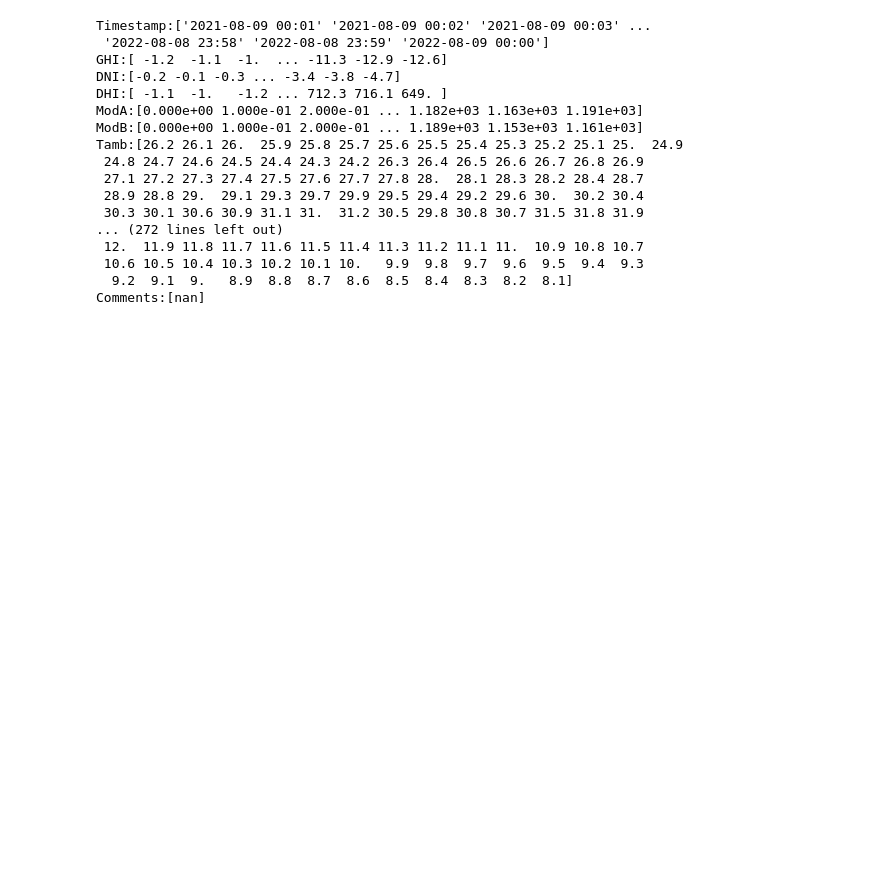
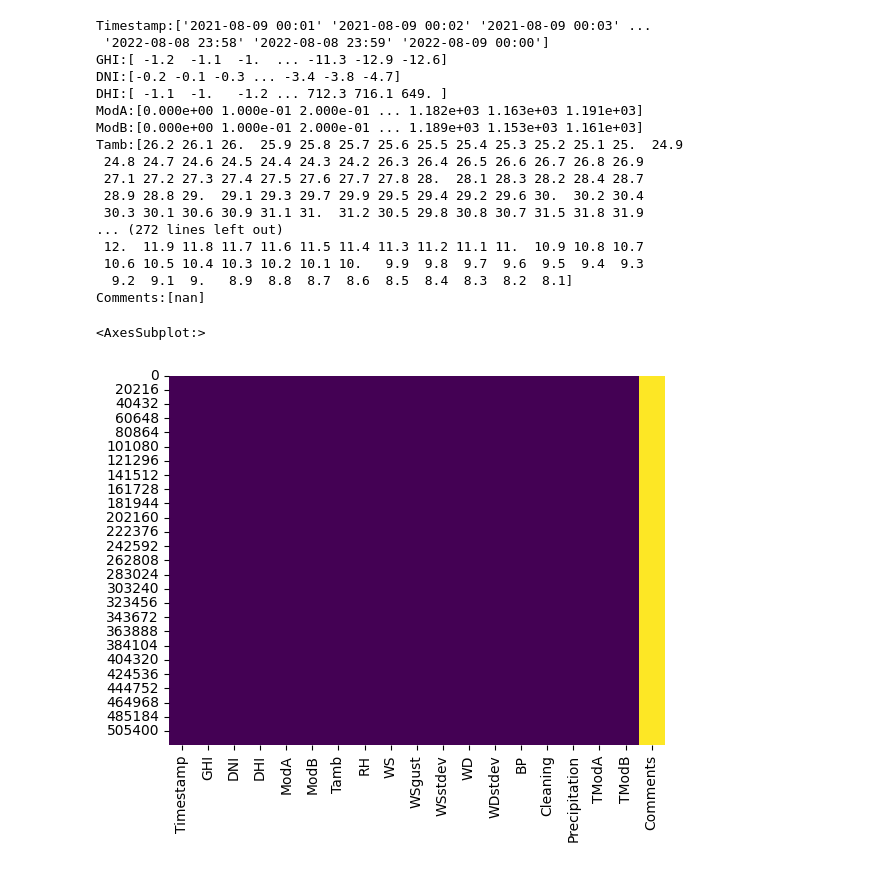
Before and after one commit to eyasumulugeta/KAIM_week0, a Jupyter notebook: notebooks/EDA.ipynb, the cells around one changed output. Cells and saved outputs as stored; diff of their text form; code cells hidden in the pictures; blank space fills up the shorter version.

Commit message:
Checked if there are any missing values in the data sets.

```diff
--- a/notebooks/EDA.ipynb
+++ b/notebooks/EDA.ipynb
@@ -75,3 +75,9 @@ Tamb:[26.2 26.1 26.  25.9 25.8 25.7 25.6 25.5 25.4 25.3 25.2 25.1 25.  24.9
  10.6 10.5 10.4 10.3 10.2 10.1 10.   9.9  9.8  9.7  9.6  9.5  9.4  9.3
   9.2  9.1  9.   8.9  8.8  8.7  8.6  8.5  8.4  8.3  8.2  8.1]
 Comments:[nan]
+# %%
+#Checking if there are any missing values in the Benin Data
+sns.heatmap(benin_df.isnull(), cbar=False, cmap='viridis')
+# %% [output]
+<AxesSubplot:>
+[figure, added]
```
Also changed, not shown: parts of 2 cells of this notebook.
